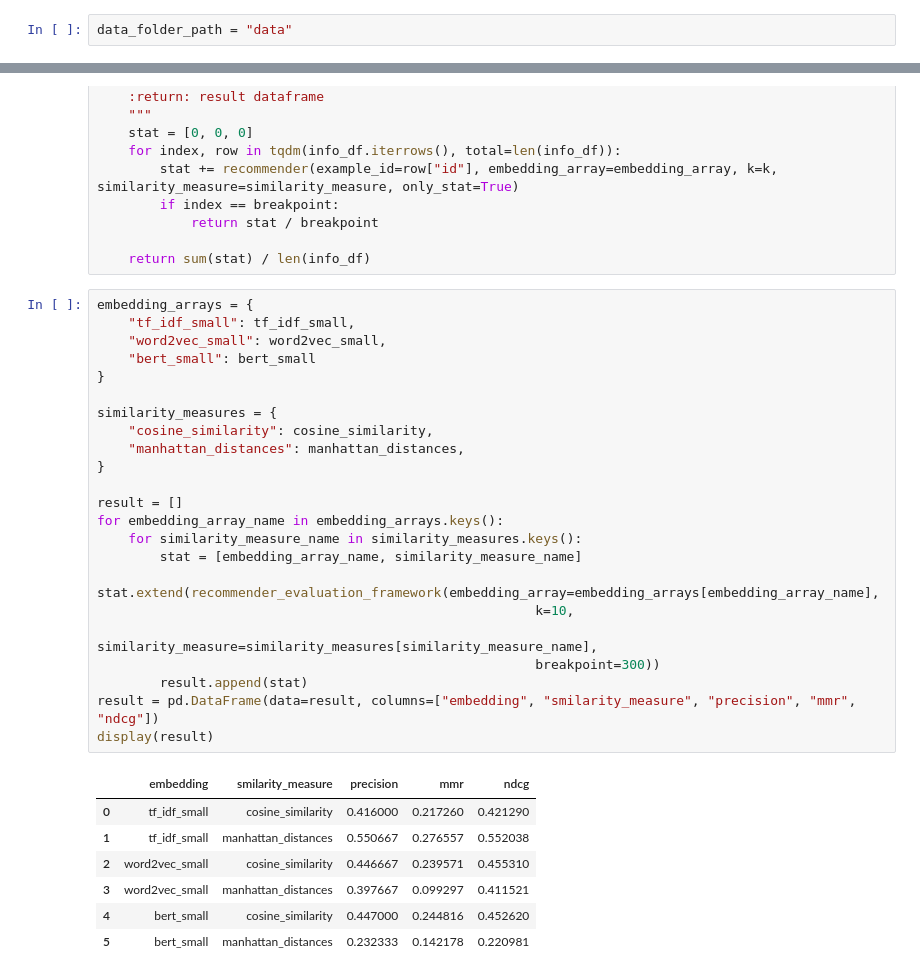
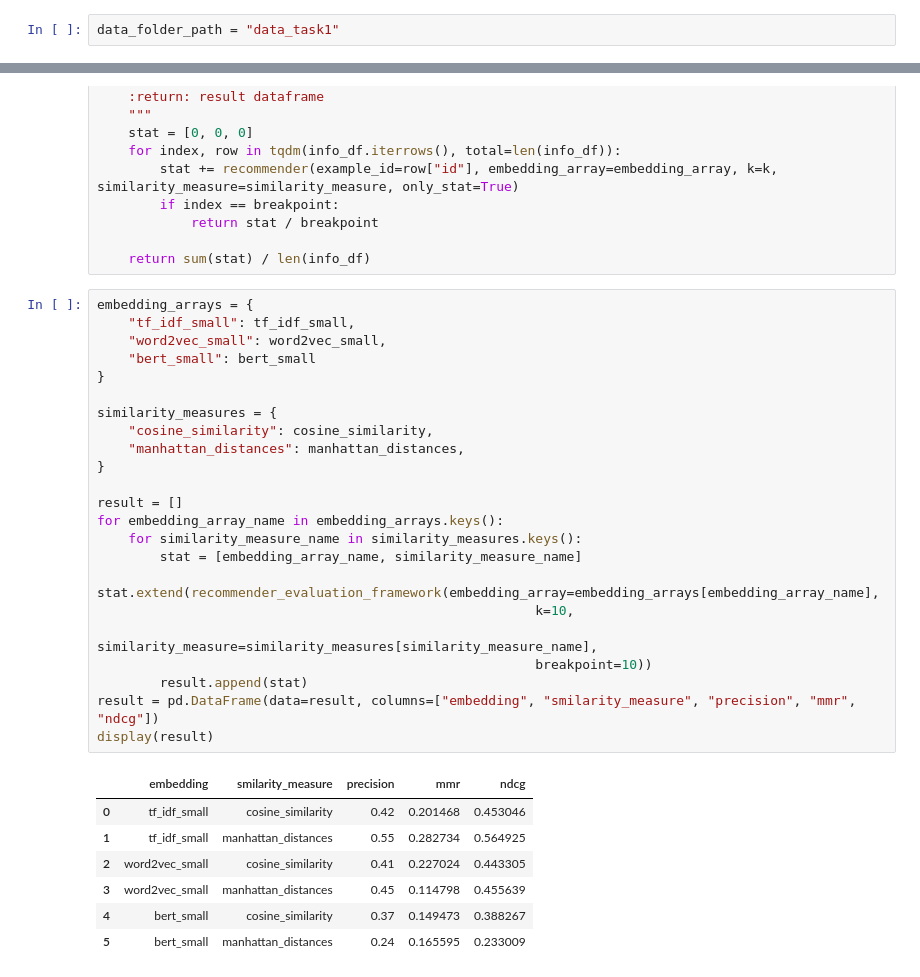
Before and after one commit to MMSR-Group-E/RecommenderSystembasedonLyrics, a Jupyter notebook: Task 1.ipynb, the cells around one changed output, grey strips where cells are left out. Saved outputs shown, nothing was run; the diff lists cells and outputs as text.

```diff
--- a/Task 1.ipynb
+++ b/Task 1.ipynb
@@ -7,5 +7,5 @@ from tqdm import tqdm
 # %%
-data_folder_path = "data"
+data_folder_path = "data_task1"
 # %%
 info_df = pd.read_csv(os.path.join(data_folder_path, "id_information_mmsr.tsv"), delimiter='\t')
 genres_df = pd.read_csv(os.path.join(data_folder_path, "id_genres_mmsr.tsv"), delimiter='\t')
@@ -304,31 +304,31 @@ def recommender_evaluation_framework(embedding_array=tf_idf_small, k=10, similar
 # %%
 embedding_arrays = {
     "tf_idf_small": tf_idf_small,
     "word2vec_small": word2vec_small,
     "bert_small": bert_small
 }
 
 similarity_measures = {
     "cosine_similarity": cosine_similarity,
     "manhattan_distances": manhattan_distances,
 }
 
 result = []
 for embedding_array_name in embedding_arrays.keys():
     for similarity_measure_name in similarity_measures.keys():
         stat = [embedding_array_name, similarity_measure_name]
         stat.extend(recommender_evaluation_framework(embedding_array=embedding_arrays[embedding_array_name],
                                                         k=10,
                                                         similarity_measure=similarity_measures[similarity_measure_name],
-                                                        breakpoint=300))
+                                                        breakpoint=10))
         result.append(stat)
 result = pd.DataFrame(data=result, columns=["embedding", "smilarity_measure", "precision", "mmr", "ndcg"])
 display(result)
 # %% [output]
 |  | embedding | smilarity_measure | precision | mmr | ndcg |
-| 0 | tf_idf_small | cosine_similarity | 0.416000 | 0.217260 | 0.421290 |
-| 1 | tf_idf_small | manhattan_distances | 0.550667 | 0.276557 | 0.552038 |
-| 2 | word2vec_small | cosine_similarity | 0.446667 | 0.239571 | 0.455310 |
-| 3 | word2vec_small | manhattan_distances | 0.397667 | 0.099297 | 0.411521 |
-| 4 | bert_small | cosine_similarity | 0.447000 | 0.244816 | 0.452620 |
-| 5 | bert_small | manhattan_distances | 0.232333 | 0.142178 | 0.220981 |
+| 0 | tf_idf_small | cosine_similarity | 0.42 | 0.201468 | 0.453046 |
+| 1 | tf_idf_small | manhattan_distances | 0.55 | 0.282734 | 0.564925 |
+| 2 | word2vec_small | cosine_similarity | 0.41 | 0.227024 | 0.443305 |
+| 3 | word2vec_small | manhattan_distances | 0.45 | 0.114798 | 0.455639 |
+| 4 | bert_small | cosine_similarity | 0.37 | 0.149473 | 0.388267 |
+| 5 | bert_small | manhattan_distances | 0.24 | 0.165595 | 0.233009 |
```
Also changed, not shown: parts of 6 cells of this notebook, 1 other file.
